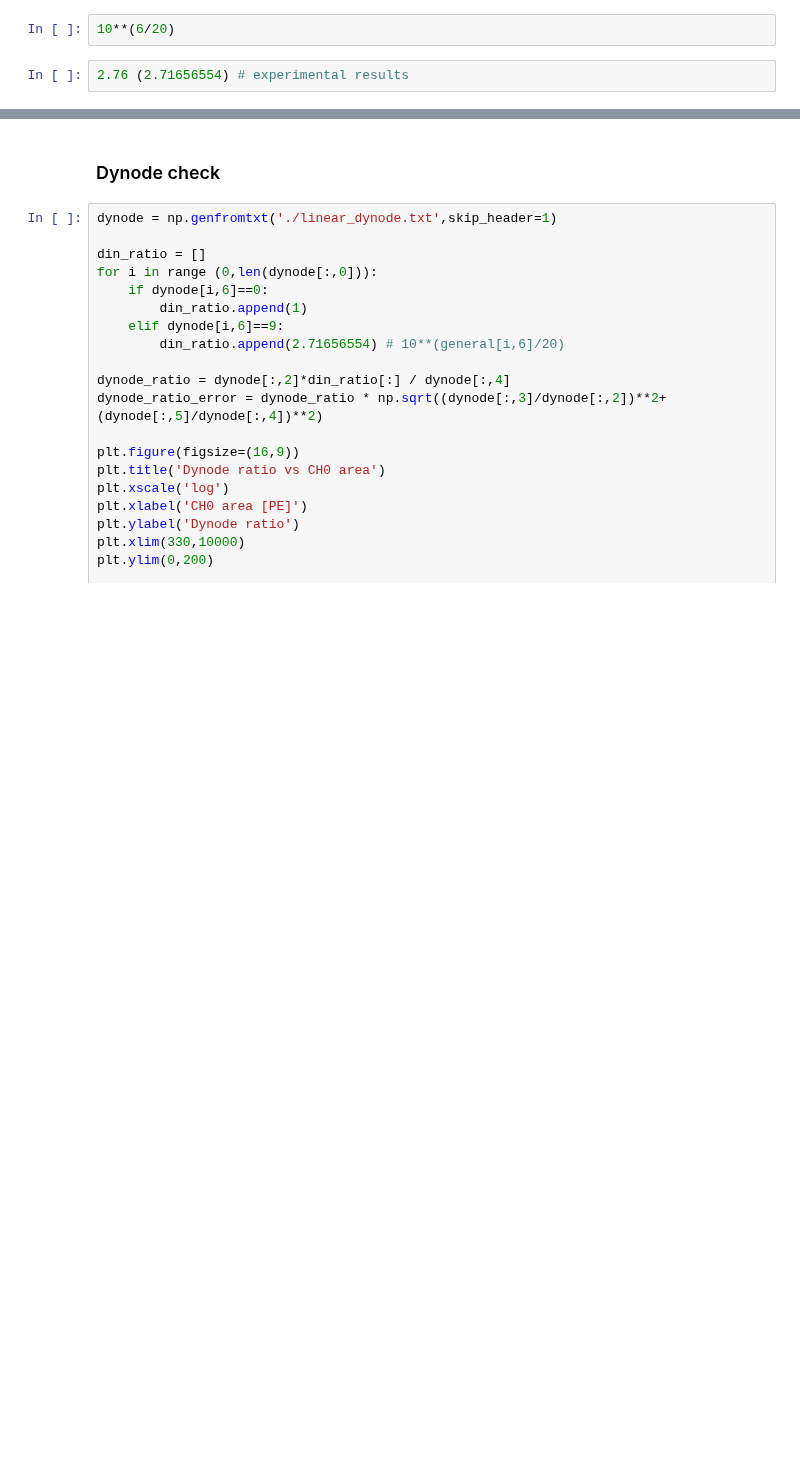
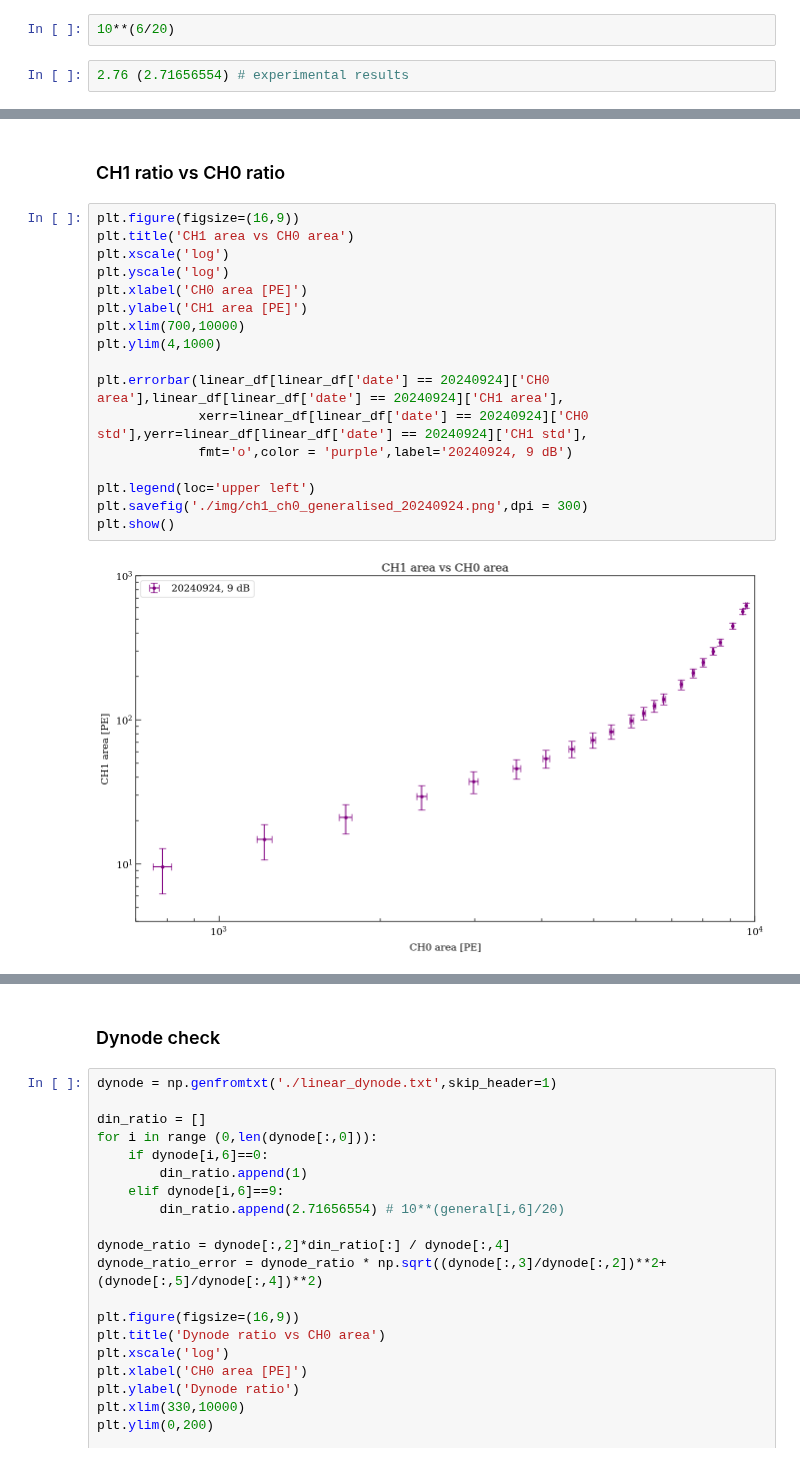
Before and after one commit to Westlake-University-Lsc-lab/RELICS_PMT_Data_Analysis, a Jupyter notebook: LinearityCheck/check_readout_linear.ipynb, the cells around one changed output, grey strips where cells are left out. Cells and saved outputs as stored; diff of their text form; blank space fills up the shorter version.

Commit message:
updated new diagrams: CH1 vs CH0 and CH2 vs CH0

```diff
--- a/LinearityCheck/check_readout_linear.ipynb
+++ b/LinearityCheck/check_readout_linear.ipynb
@@ -651,3 +652,24 @@ plt.savefig('./img/area_ratio_generalised_20240924.png',dpi = 300)
 plt.show()
 # %% [output]
 [figure]
+# %% [markdown]
+### CH1 ratio vs CH0 ratio
+# %%
+plt.figure(figsize=(16,9))
+plt.title('CH1 area vs CH0 area')
+plt.xscale('log')
+plt.yscale('log')
+plt.xlabel('CH0 area [PE]')
+plt.ylabel('CH1 area [PE]')
+plt.xlim(700,10000)
+plt.ylim(4,1000)
+
+plt.errorbar(linear_df[linear_df['date'] == 20240924]['CH0 area'],linear_df[linear_df['date'] == 20240924]['CH1 area'],
+             xerr=linear_df[linear_df['date'] == 20240924]['CH0 std'],yerr=linear_df[linear_df['date'] == 20240924]['CH1 std'],
+             fmt='o',color = 'purple',label='20240924, 9 dB')
+
+plt.legend(loc='upper left')
+plt.savefig('./img/ch1_ch0_generalised_20240924.png',dpi = 300)
+plt.show()
+# %% [output]
+[figure, added]
```
Also changed, not shown: parts of 13 cells of this notebook.
